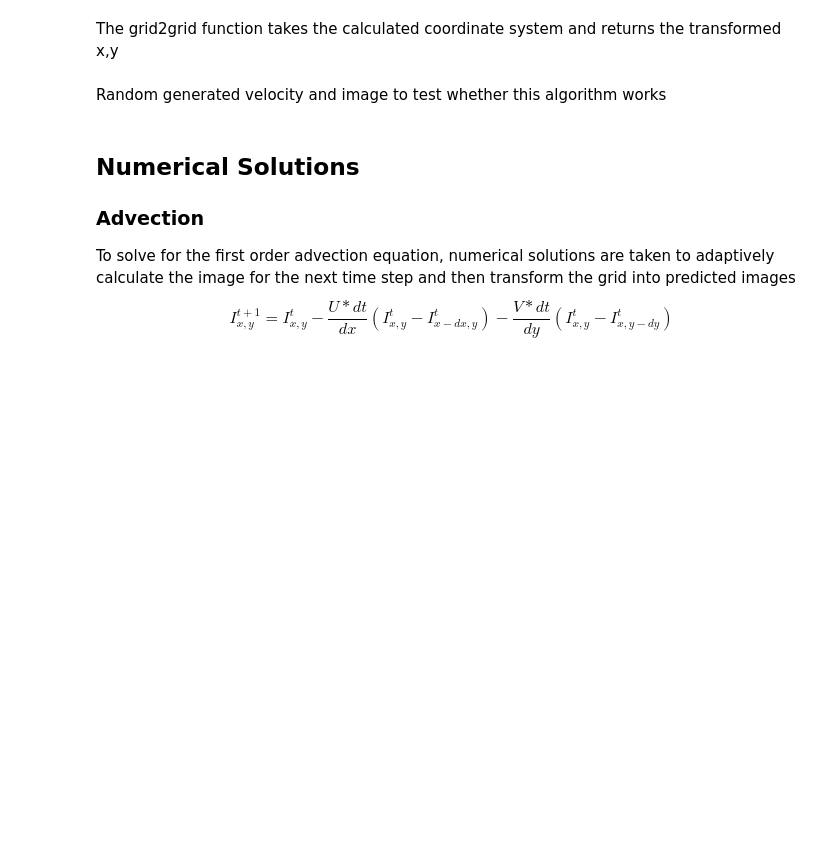
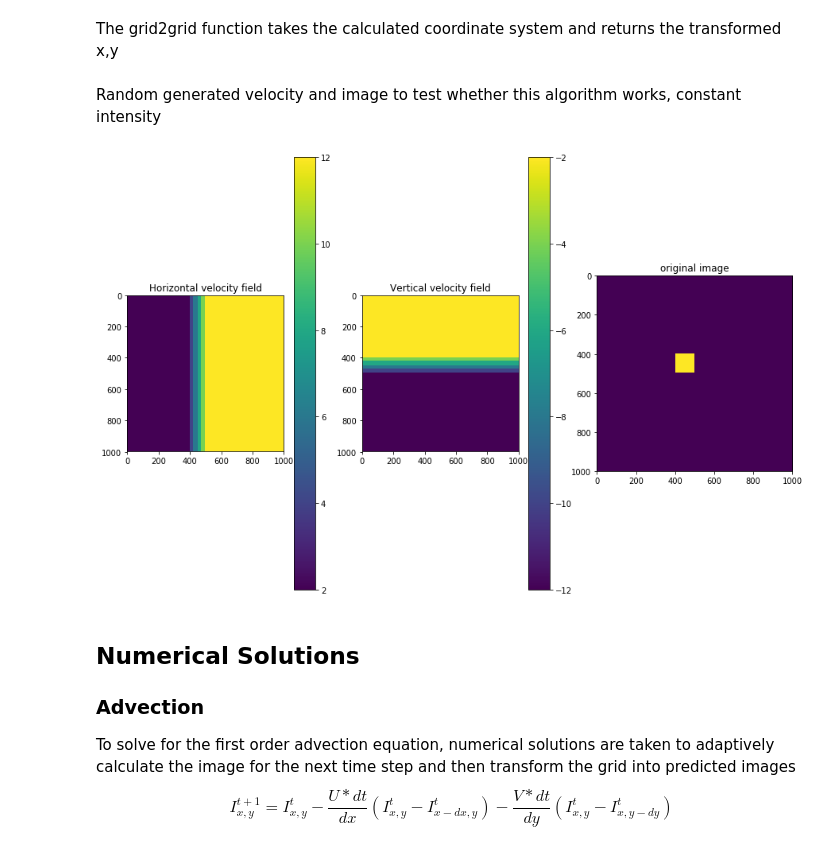
Before and after one commit to chrimerss/RadarProject, a Jupyter notebook: Cloud movement algorithm.ipynb, the cells around one changed output. Drawn from its saved outputs; the diff is of its cells as text; code cells hidden in the pictures; blank space fills up the shorter version.

```diff
--- a/Cloud movement algorithm.ipynb
+++ b/Cloud movement algorithm.ipynb
@@ -16,25 +16,40 @@ The grid2grid function takes the calculated coordinate system and returns the tr
 def grid2grid(x,y,x_dis, y_dis):
     return (int(np.floor(x+x_dis/100.)), int(np.floor(y+y_dis/100.))) #distance divided by 100m per pixel
 # %% [markdown]
-Random generated velocity and image to test whether this algorithm works
+Random generated velocity and image to test whether this algorithm works, constant intensity
 # %%
 V = np.zeros((1000,1000,2))
 V[:,:400,0]=2
 V[:,400:420,0] = 4
 V[:,420:450,0] = 6
 V[:,450:470,0] = 8
 V[:,470:500,0] = 10
 V[:,500:,0] = 12
 
 V[:400,:,1] = -2
 V[400:420,:,1] = -4
 V[420:450,:,1] = -6
 V[450:470,:,1] = -8
 V[470:500,:,1] = -10
 V[500:,:,1] = -12
 
 curr_img = np.zeros((1000,1000))
 curr_img[400:500, 400:500] = 10
+
+fig =plt.figure(figsize=(15,10))
+fig.add_subplot(131)
+plt.imshow(V[:,:,0])
+plt.colorbar()
+plt.title("Horizontal velocity field");
+fig.add_subplot(132)
+plt.imshow(V[:,:,1])
+plt.colorbar()
+plt.title("Vertical velocity field");
+fig.add_subplot(133)
+plt.imshow(curr_img)
+plt.title("original image");
+# %% [output]
+[figure, added]
 # %% [markdown]
 ## Numerical Solutions
 
```
Also changed, not shown: parts of 32 cells of this notebook.
